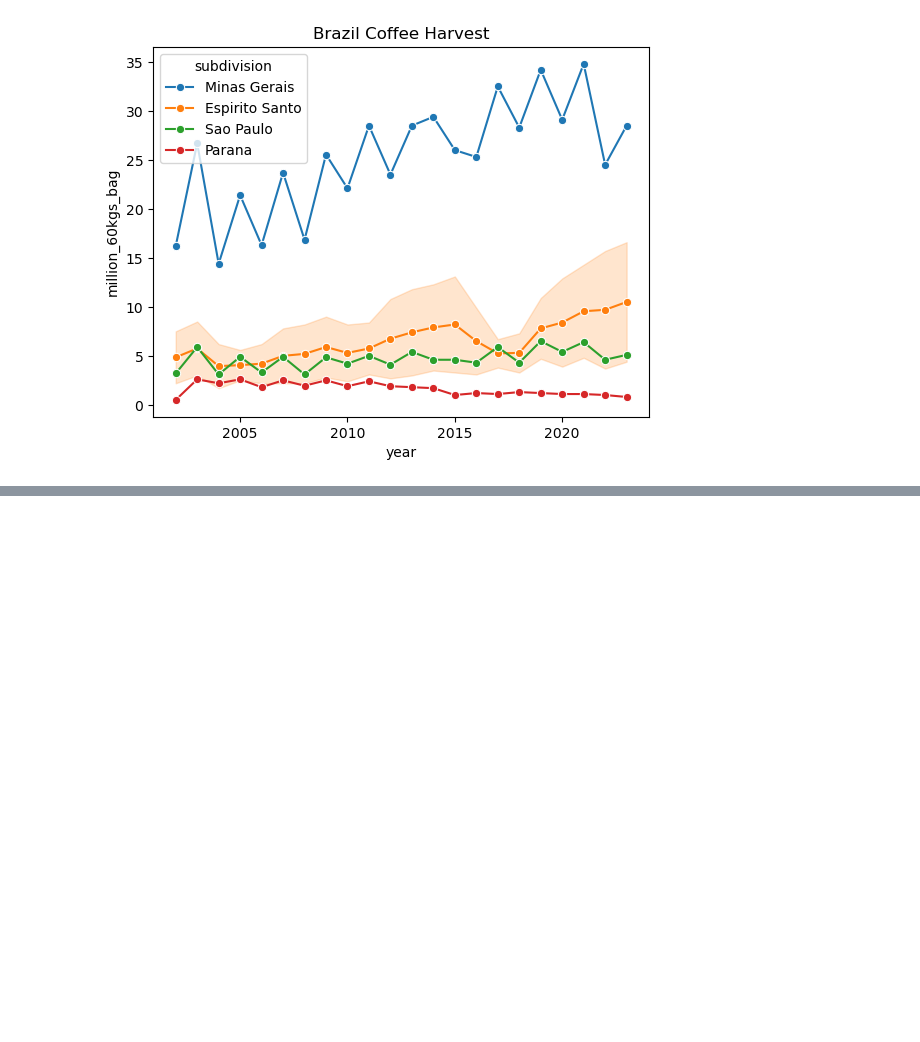
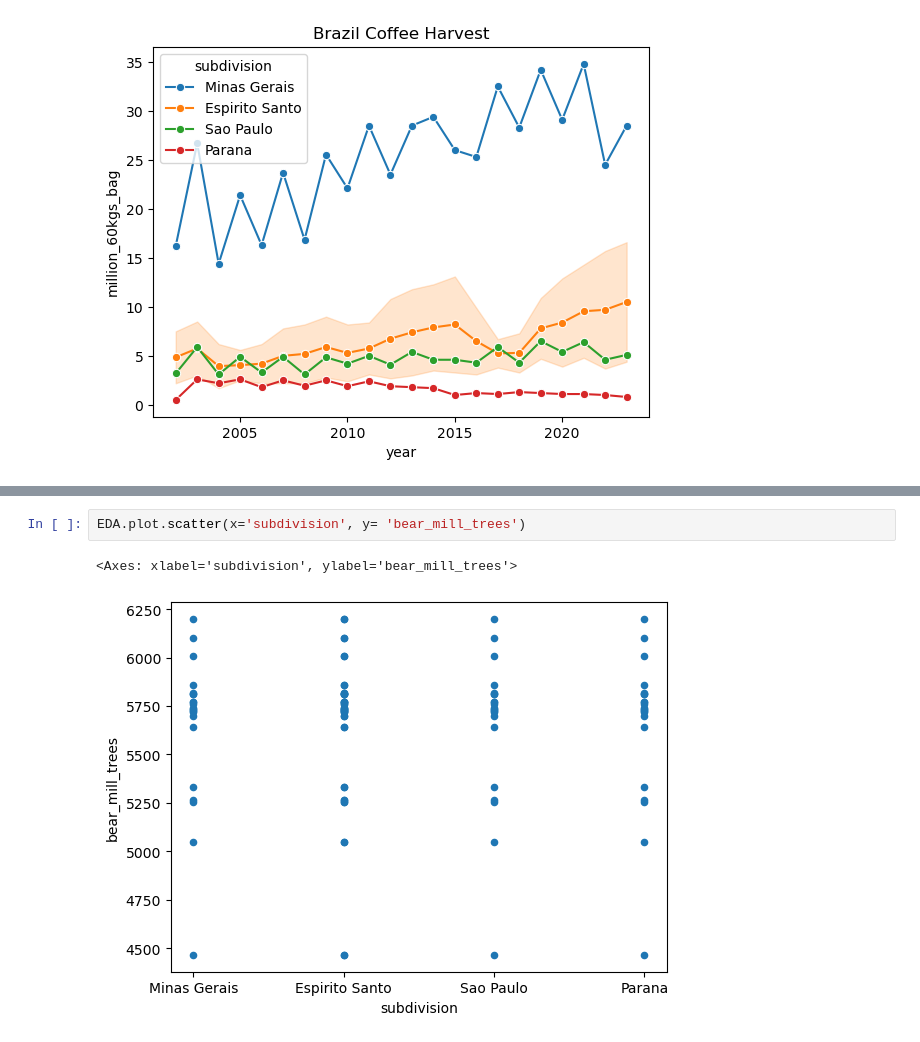
Before and after one commit to Totally-Kyle/TLAB-3, a Jupyter notebook: weather_api/notebooks/explore_weather.ipynb, the cells around one changed output, grey strips where cells are left out. Saved outputs shown, nothing was run; the diff lists cells and outputs as text; blank space fills up the shorter version.

```diff
--- a/weather_api/notebooks/explore_weather.ipynb
+++ b/weather_api/notebooks/explore_weather.ipynb
@@ -31,0 +26,5 @@ Text(0.5, 1.0, 'Brazil Coffee Trees')
+# %%
+EDA.plot.scatter(x='subdivision', y= 'bear_mill_trees')
+# %% [output]
+<Axes: xlabel='subdivision', ylabel='bear_mill_trees'>
+[figure, added]
```
Also changed, not shown: parts of 3 cells of this notebook.
